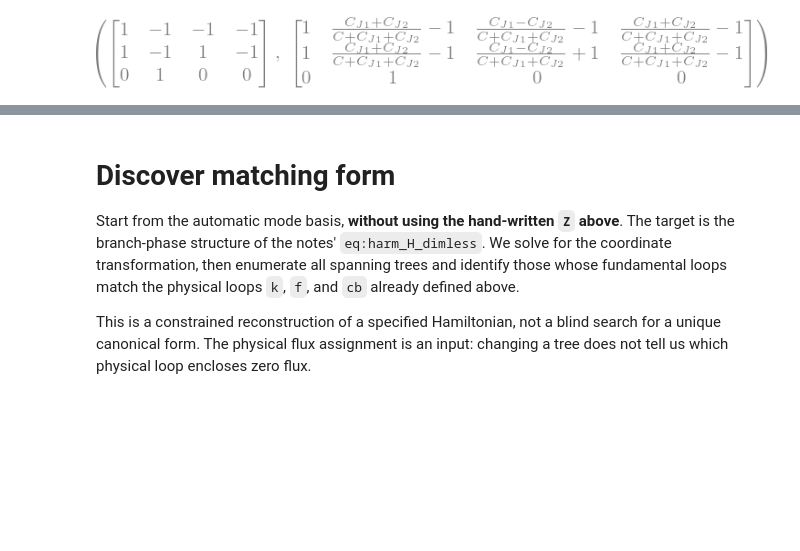
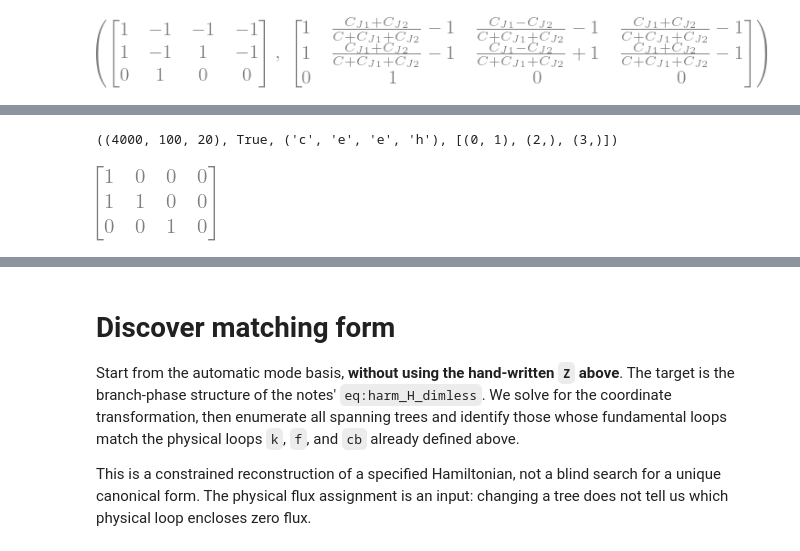
Before and after one commit to eliweissler/circuit-quantization, a Jupyter notebook: examples/harmonium.ipynb, the cells around one changed output, grey strips where cells are left out. Saved outputs shown, nothing was run; the diff lists cells and outputs as text; code cells hidden in the pictures; blank space fills up the shorter version.

Commit message:
added optimize framework

```diff
--- a/examples/harmonium.ipynb
+++ b/examples/harmonium.ipynb
@@ -134,0 +178,16 @@ $\displaystyle H_{\mathrm{GHz}} = - E_{J1} \cos{\left(\frac{C \varphi_{2}}{C + C
+# %%
+from circuit_quantization.optimize import SIRCUITENUM_BLOCKS, Stage, by_clusters, choose_S1, cluster_score, instance, junction_seeds
+
+S1s, cost_stages = choose_S1(
+    res.lag, res.coords, seeds=junction_seeds(), blocks=SIRCUITENUM_BLOCKS,
+    stages=(Stage(rows=("wJ",), order=by_clusters()),), score=cluster_score(),
+)
+S_st = instance(res.lag, res.coords, S1s[0])
+res_st = res.transform(S_st, simplify=True)
+cost_stages, cost_stages == cost, res_st.coords.types, cq.junction_clusters(res_st.coords)
+# %% [output]
+((4000, 100, 20), True, ('c', 'e', 'e', 'h'), [(0, 1), (2,), (3,)])
+# %%
+res_st.coords.omega_J_tilde.T  # junction arguments, one row per junction
+# %% [output]
+[figure, added]
```
Also changed, not shown: parts of 17 cells of this notebook, 19 other files.
